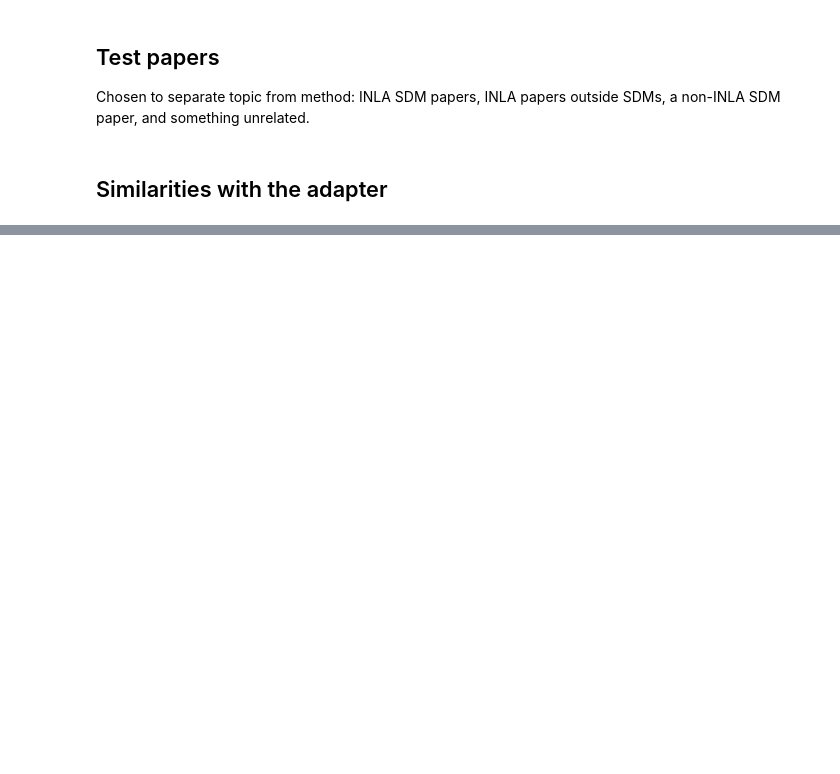
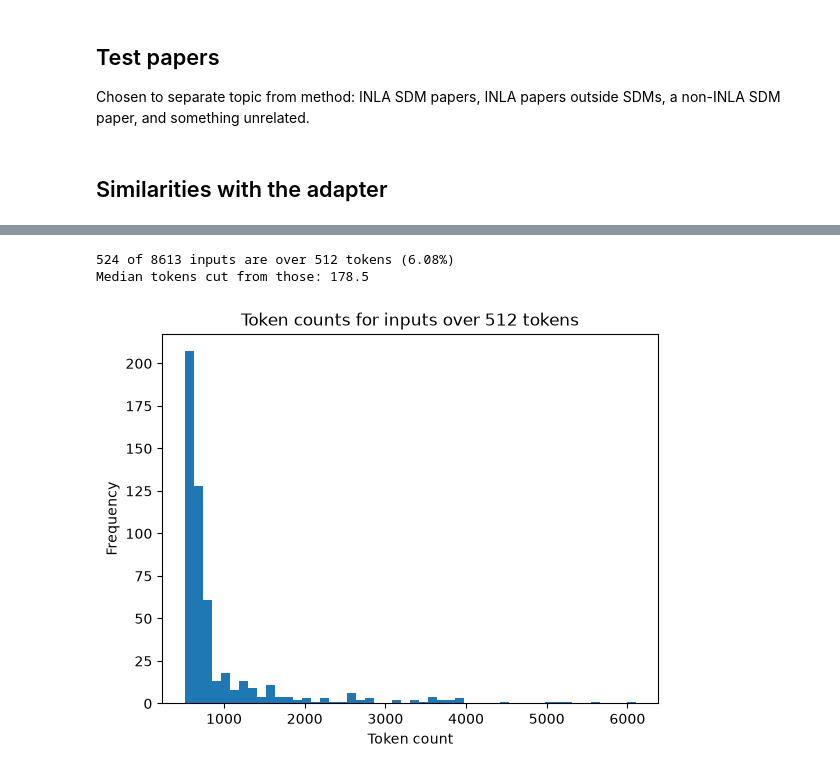
Before and after one commit to psyme95/similar-literature-finder, a Jupyter notebook: notebooks/test_specter2_embedding.ipynb, the cells around one changed output, grey strips where cells are left out. Saved outputs shown, nothing was run; the diff lists cells and outputs as text; code cells hidden in the pictures; blank space fills up the shorter version.

```diff
--- a/notebooks/test_specter2_embedding.ipynb
+++ b/notebooks/test_specter2_embedding.ipynb
@@ -98,0 +129,14 @@ Stack[specter2]
+# %%
+over = samp[samp["input_tokens"] > 512]
+print(f"{len(over)} of {len(samp)} inputs are over 512 tokens ({len(over) / len(samp):.2%})")
+print("Median tokens cut from those:", (over["input_tokens"] - 512).median())
+
+plt.hist(over["input_tokens"], bins=50)
+plt.title("Token counts for inputs over 512 tokens")
+plt.xlabel("Token count")
+plt.ylabel("Frequency")
+plt.show()
+# %% [output]
+524 of 8613 inputs are over 512 tokens (6.08%)
+Median tokens cut from those: 178.5
+[figure, added]
```
Also changed, not shown: parts of 33 cells of this notebook.
